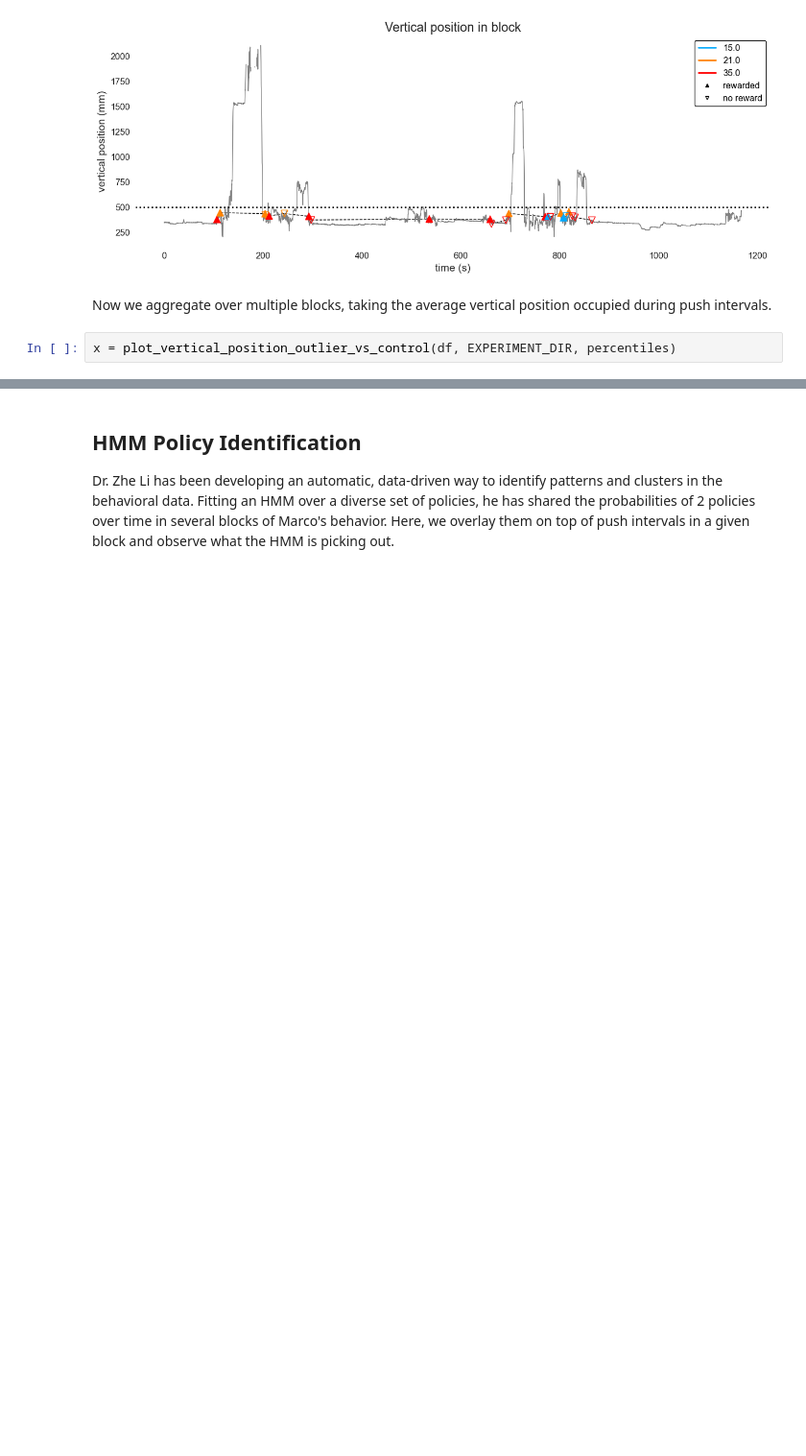
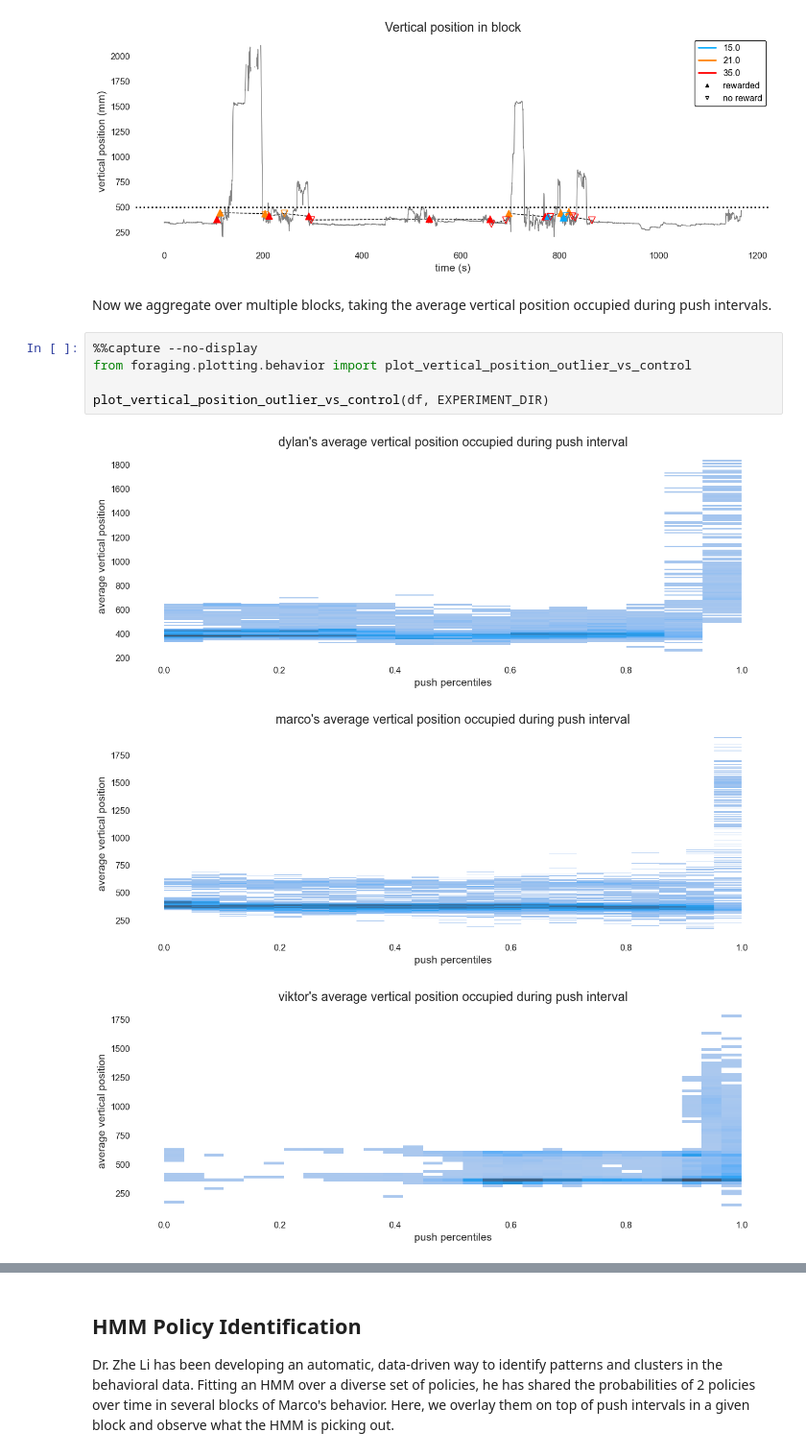
Before and after one commit to XaqLab/Foraging, a Jupyter notebook: notebooks/Data Cleaning.ipynb, the cells around one changed output, grey strips where cells are left out. Shown at 96% size. Cells and saved outputs as stored; diff of their text form; blank space fills up the shorter version.

```diff
--- a/notebooks/Data Cleaning.ipynb
+++ b/notebooks/Data Cleaning.ipynb
@@ -193,4 +199,11 @@ plot_vertical_position_in_block(df, conds, EXPERIMENT_DIR)
 # %% [markdown]
 Now we aggregate over multiple blocks, taking the average vertical position occupied during push intervals.
 # %%
-x = plot_vertical_position_outlier_vs_control(df, EXPERIMENT_DIR, percentiles)
+%%capture --no-display
+from foraging.plotting.behavior import plot_vertical_position_outlier_vs_control
+
+plot_vertical_position_outlier_vs_control(df, EXPERIMENT_DIR)
+# %% [output]
+[figure, added]
+[figure, added]
+[figure, added]
```
Also changed, not shown: parts of 15 cells of this notebook, 1 other file.
